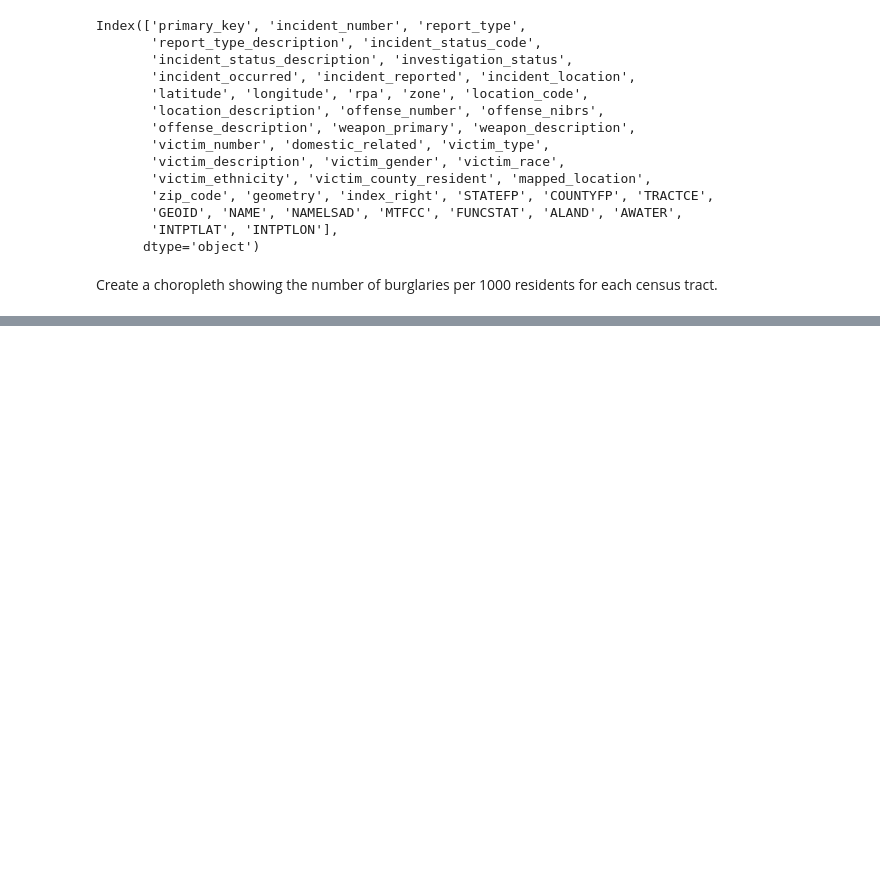
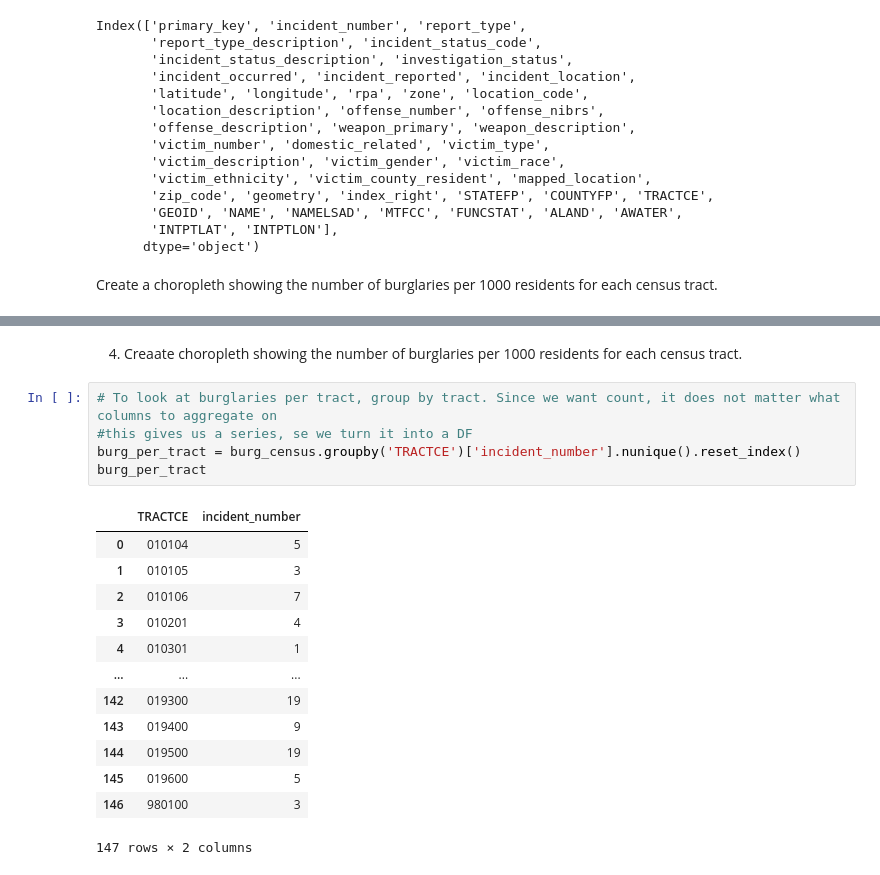
Before and after one commit to nss-data-science-cohort-5/geospatial_api-blue-barracudas, a Jupyter notebook: notebooks/geoproject.ipynb, the cells around one changed output, grey strips where cells are left out. Saved outputs shown, nothing was run; the diff lists cells and outputs as text; blank space fills up the shorter version.

```diff
--- a/notebooks/geoproject.ipynb
+++ b/notebooks/geoproject.ipynb
@@ -254,0 +274,21 @@ KeyError: 'TRACTCE'
+# %% [markdown]
+4. Creaate choropleth showing the number of burglaries per 1000 residents for each census tract.
+# %%
+# To look at burglaries per tract, group by tract. Since we want count, it does not matter what columns to aggregate on
+#this gives us a series, se we turn it into a DF
+burg_per_tract = burg_census.groupby('TRACTCE')['incident_number'].nunique().reset_index()
+burg_per_tract
+# %% [output]
+|  | TRACTCE | incident_number |
+| 0 | 010104 | 5 |
+| 1 | 010105 | 3 |
+| 2 | 010106 | 7 |
+| 3 | 010201 | 4 |
+| 4 | 010301 | 1 |
+| ... | ... | ... |
+| 142 | 019300 | 19 |
+| 143 | 019400 | 9 |
+| 144 | 019500 | 19 |
+| 145 | 019600 | 5 |
+| 146 | 980100 | 3 |
+147 rows × 2 columns
```
Also changed, not shown: parts of 11 cells of this notebook.
